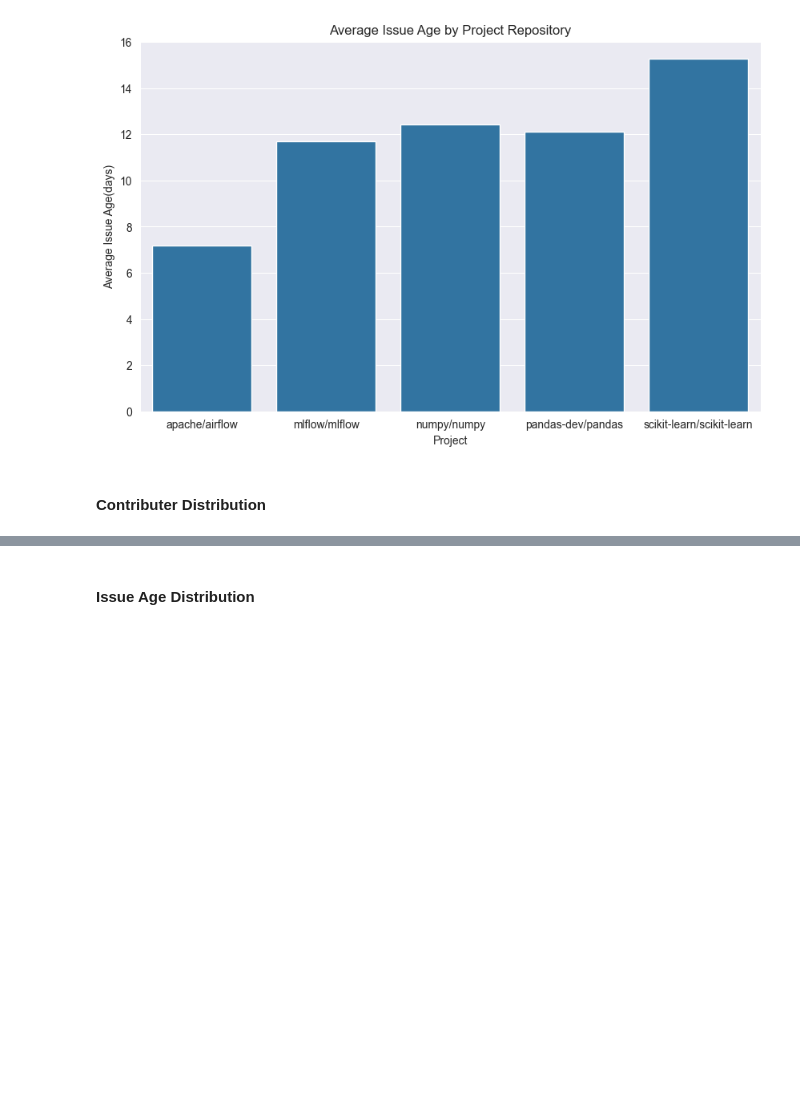
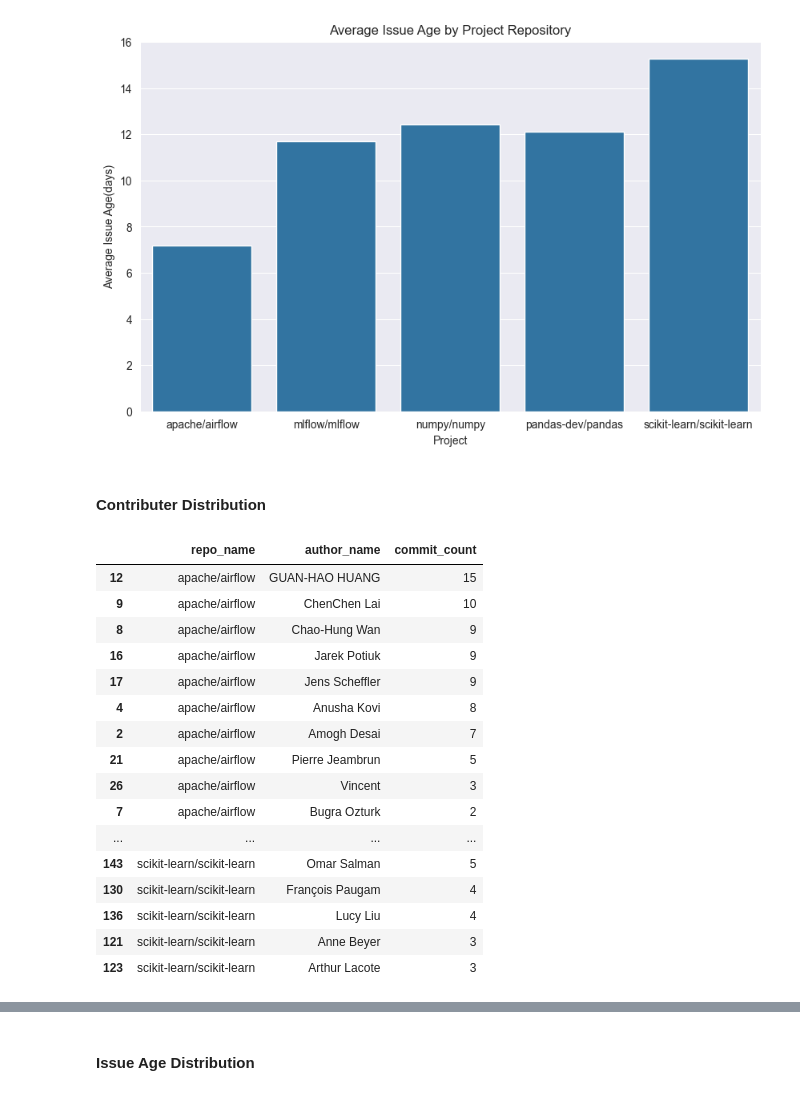
Before and after one commit to KevinOcran/openSourceHealthAnalysis, a Jupyter notebook: notebooks/analysis.ipynb, the cells around one changed output, grey strips where cells are left out. Cells and saved outputs as stored; diff of their text form; code cells hidden in the pictures; blank space fills up the shorter version.

```diff
--- a/notebooks/analysis.ipynb
+++ b/notebooks/analysis.ipynb
@@ -454,17 +467,31 @@ Text(0, 0.5, 'Average Issue Age(days)')
 # %%
 #Prepare data to be plotted:
 top_contributor_dist = (
     commits_df.groupby(['repo_name', 'author_name'])
         .size()
         .reset_index(name='commit_count')
         .sort_values(['repo_name', 'commit_count'], ascending=[True, False])
 )
 
 top_ten_contributors = top_contributor_dist.groupby('repo_name').head(10)
 
-pivot_df = top_ten_contributors.pivot(
-    index='author_name',
-    columns='repo_name',
-    values='commit_count'
-).fillna(0)
+top_ten_contributors
+# %% [output]
+|  | repo_name | author_name | commit_count |
+| 12 | apache/airflow | GUAN-HAO HUANG | 15 |
+| 9 | apache/airflow | ChenChen Lai | 10 |
+| 8 | apache/airflow | Chao-Hung Wan | 9 |
+| 16 | apache/airflow | Jarek Potiuk | 9 |
+| 17 | apache/airflow | Jens Scheffler | 9 |
+| 4 | apache/airflow | Anusha Kovi | 8 |
+| 2 | apache/airflow | Amogh Desai | 7 |
+| 21 | apache/airflow | Pierre Jeambrun | 5 |
+| 26 | apache/airflow | Vincent | 3 |
+| 7 | apache/airflow | Bugra Ozturk | 2 |
+| ... | ... | ... | ... |
+| 143 | scikit-learn/scikit-learn | Omar Salman | 5 |
+| 130 | scikit-learn/scikit-learn | François Paugam | 4 |
+| 136 | scikit-learn/scikit-learn | Lucy Liu | 4 |
+| 121 | scikit-learn/scikit-learn | Anne Beyer | 3 |
+| 123 | scikit-learn/scikit-learn | Arthur Lacote | 3 |
 # %%
```
Also changed, not shown: parts of 7 cells of this notebook.
